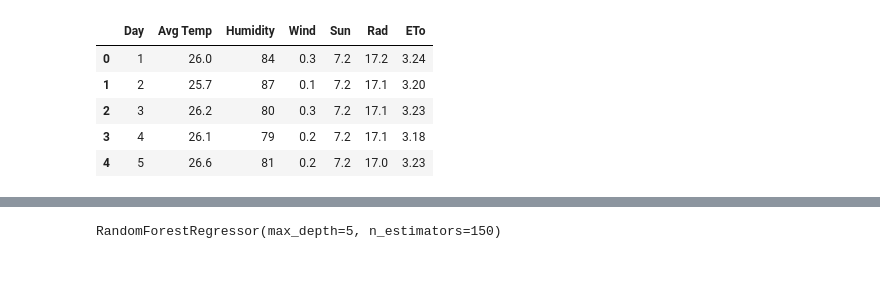
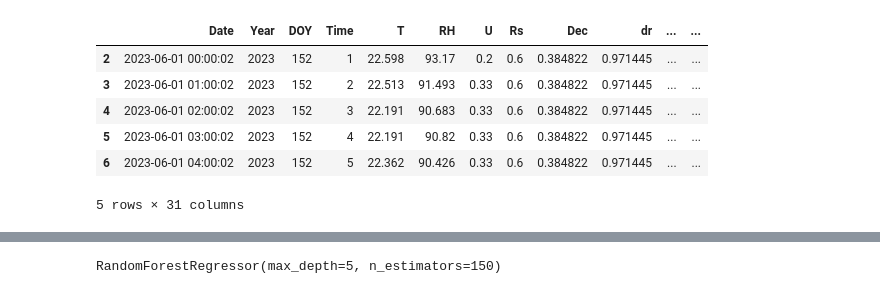
Before and after one commit to Aprilianiput21/TA_Model-ETp, a Jupyter notebook: RF_Model_Rs.ipynb, the cells around one changed output, grey strips where cells are left out. Drawn from its saved outputs; the diff is of its cells as text; code cells hidden in the pictures.

```diff
--- a/RF_Model_Rs.ipynb
+++ b/RF_Model_Rs.ipynb
@@ -17,9 +10,14 @@ features_variable = target_data['Rad']
-# %%
-target_data.head()
-# %% [output]
-|  | Day | Avg Temp | Humidity | Wind | Sun | Rad | ETo |
-| 0 | 1 | 26.0 | 84 | 0.3 | 7.2 | 17.2 | 3.24 |
-| 1 | 2 | 25.7 | 87 | 0.1 | 7.2 | 17.1 | 3.20 |
-| 2 | 3 | 26.2 | 80 | 0.3 | 7.2 | 17.1 | 3.23 |
-| 3 | 4 | 26.1 | 79 | 0.2 | 7.2 | 17.1 | 3.18 |
-| 4 | 5 | 26.6 | 81 | 0.2 | 7.2 | 17.0 | 3.23 |
+# %%
+#load data target dan fitur (Excel)
+df = pd.read_excel('/content/PM_ET0_hourly.xlsx')
+df = df.drop(0)
+df = df.drop(1)
+df.head()
+# %% [output]
+|  | Date | Year | DOY | Time | T | RH | U | Rs | Dec | dr | ... | ... |
+| 2 | 2023-06-01 00:00:02 | 2023 | 152 | 1 | 22.598 | 93.17 | 0.2 | 0.6 | 0.384822 | 0.971445 | ... | ... |
+| 3 | 2023-06-01 01:00:02 | 2023 | 152 | 2 | 22.513 | 91.493 | 0.33 | 0.6 | 0.384822 | 0.971445 | ... | ... |
+| 4 | 2023-06-01 02:00:02 | 2023 | 152 | 3 | 22.191 | 90.683 | 0.33 | 0.6 | 0.384822 | 0.971445 | ... | ... |
+| 5 | 2023-06-01 03:00:02 | 2023 | 152 | 4 | 22.191 | 90.82 | 0.33 | 0.6 | 0.384822 | 0.971445 | ... | ... |
+| 6 | 2023-06-01 04:00:02 | 2023 | 152 | 5 | 22.362 | 90.426 | 0.33 | 0.6 | 0.384822 | 0.971445 | ... | ... |
+5 rows × 31 columns
```
Also changed, not shown: parts of 7 cells of this notebook.
